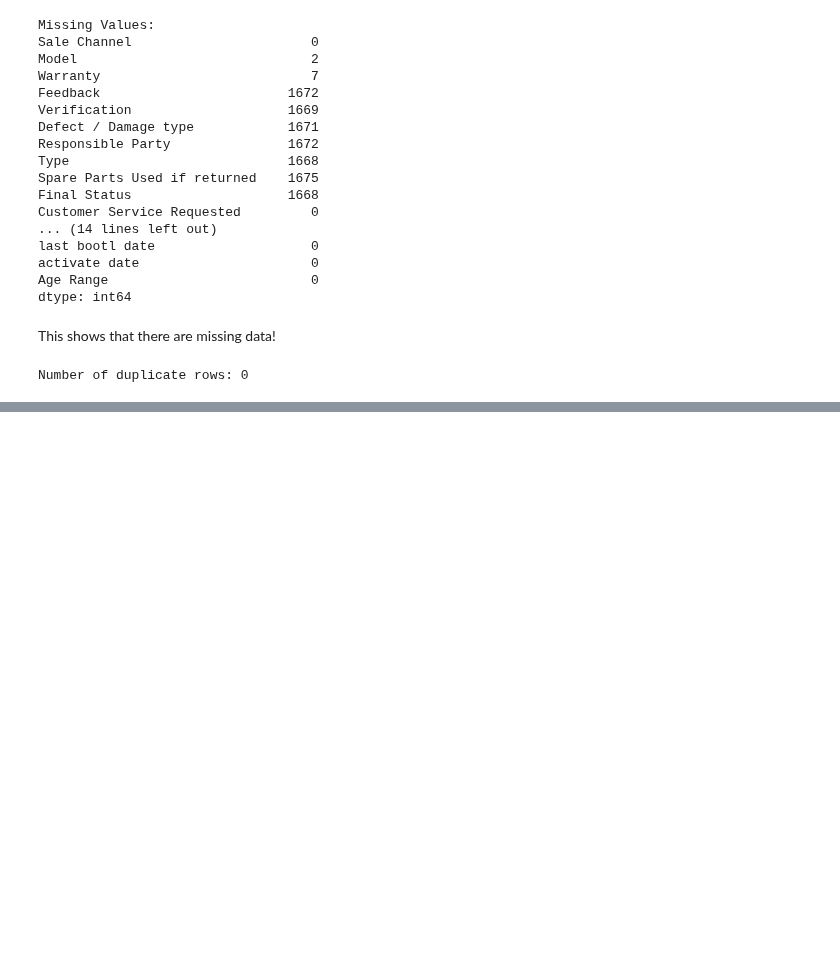
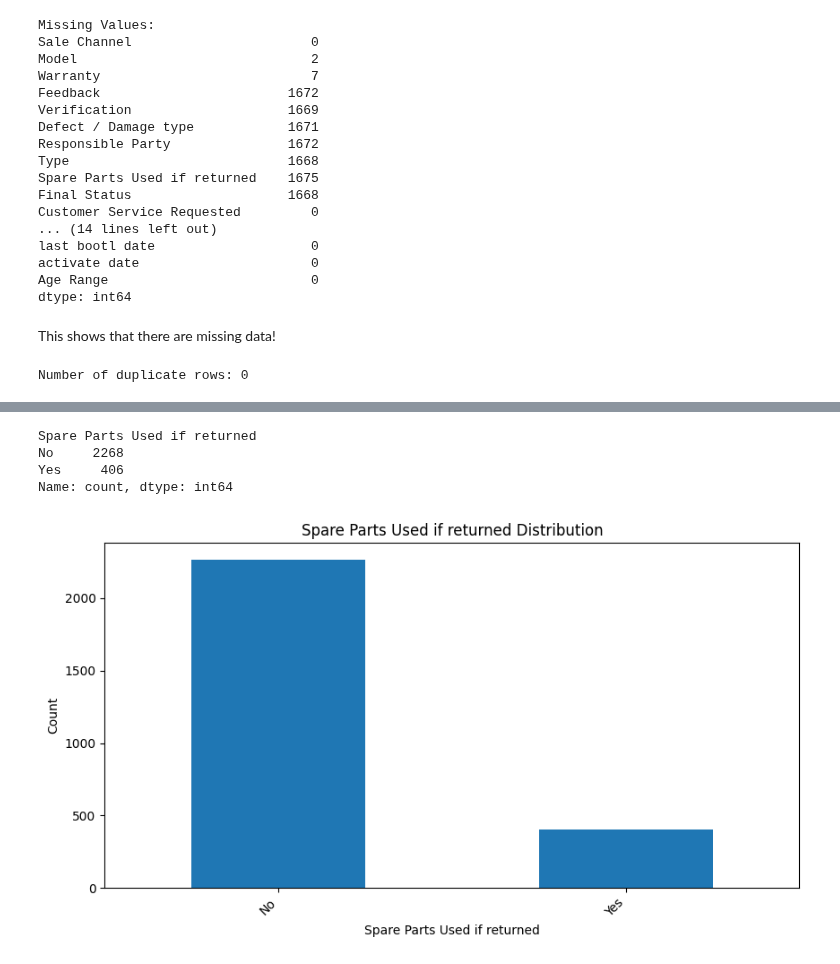
Before and after one commit to ACarrig/NUUMobile1, a Jupyter notebook: data_analysis.ipynb, the cells around one changed output, grey strips where cells are left out. Drawn from its saved outputs; the diff is of its cells as text; code cells hidden in the pictures; blank space fills up the shorter version.

```diff
--- a/data_analysis.ipynb
+++ b/data_analysis.ipynb
@@ -277,0 +213,26 @@ Name: count, dtype: int64
+# %%
+# Identify categorical features
+feature = 'Spare Parts Used if returned'
+
+# Clean the labels by standardizing the case (e.g., "Yes", "No")
+data[feature] = data[feature].str.strip().str.capitalize()
+
+# Count unique values and sort by frequency
+value_counts = data[feature].value_counts().sort_values(ascending=False)
+
+# Display value counts
+print(value_counts)
+
+# Plot the distribution
+plt.figure(figsize=(10, 5))
+value_counts.plot(kind='bar', title=f'{feature} Distribution')
+plt.xlabel(feature)
+plt.ylabel('Count')
+plt.xticks(rotation=45, ha='right')  # Rotate labels for readability
+plt.show()
+# %% [output]
+Spare Parts Used if returned
+No     2268
+Yes     406
+Name: count, dtype: int64
+[figure, added]
```
Also changed, not shown: parts of 23 cells of this notebook.
